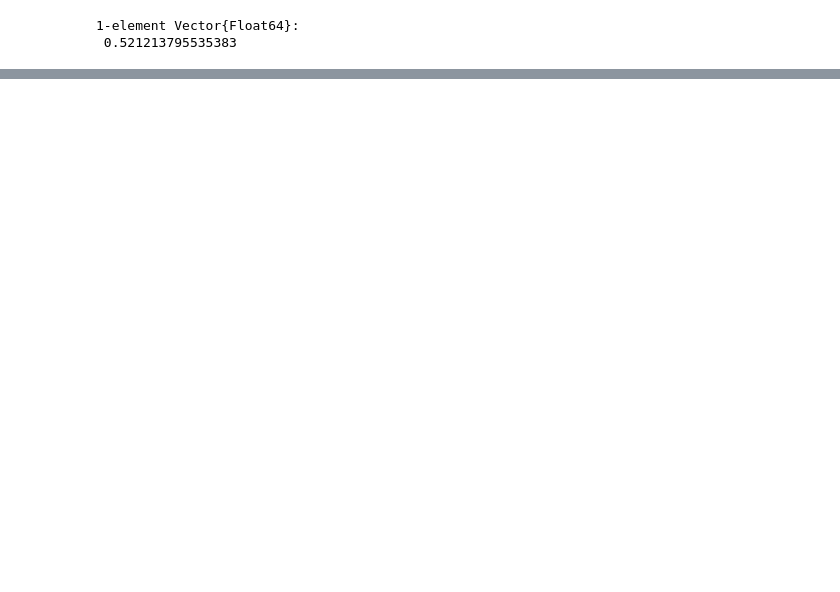
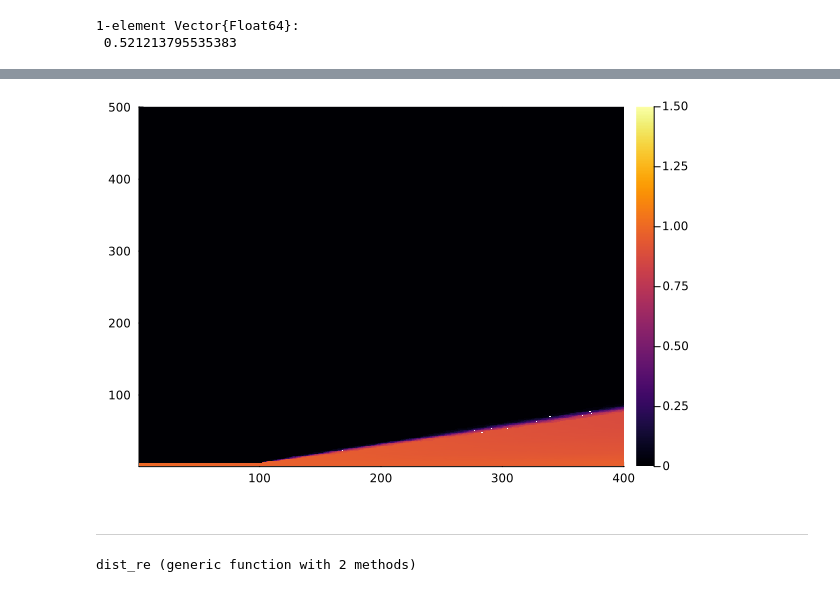
Before and after one commit to HartreeY/RESK, a Jupyter notebook: dev/remake/1_timed_resk.ipynb, the cells around one changed output, grey strips where cells are left out. Saved outputs shown, nothing was run; the diff lists cells and outputs as text; code cells hidden in the pictures; blank space fills up the shorter version.

```diff
--- a/dev/remake/1_timed_resk.ipynb
+++ b/dev/remake/1_timed_resk.ipynb
@@ -266,0 +310,5 @@ A = heh(1)
+# %%
+using Distributed
+n_re = 2
+addprocs(n_re)
+@everywhere include("1_timed_resk_opt2.jl")
@@ -266,0 +325,29 @@ A = heh(1)
+# %%
+fits = getfield.(A, :fitness)
+stacked = replace!(cat(fits...; dims=ndims(fits[1]) + 1),-1=>0)
+avg_fitness = mean(stacked; dims=ndims(stacked))[:,:,end]
+using Plots
+heatmap(avg_fitness,clim=(0,1.5))
+# %% [output]
+[figure, added]
+# %% [markdown]
+----
+# %%
+using Distributed
+n_re = 30
+addprocs(n_re)
+@everywhere include("1_timed_resk_opt2.jl")
+
+function dist_re(fnc=rangeexp_ray_inf;timed=false)
+    wo = workers()
+    println("Running $n_re replicates on $wo processes")
+    if timed
+        A,t = @timed pmap(x->fnc(), 1:n_re)
+        println("Simulated in ",t," s")
+        return A
+    else
+        return pmap(x->rangeexp_ray_inf(), 1:n_re)
+    end
+end
+# %% [output]
+dist_re (generic function with 2 methods)
```
Also changed, not shown: parts of 22 cells of this notebook, 4 other files.
